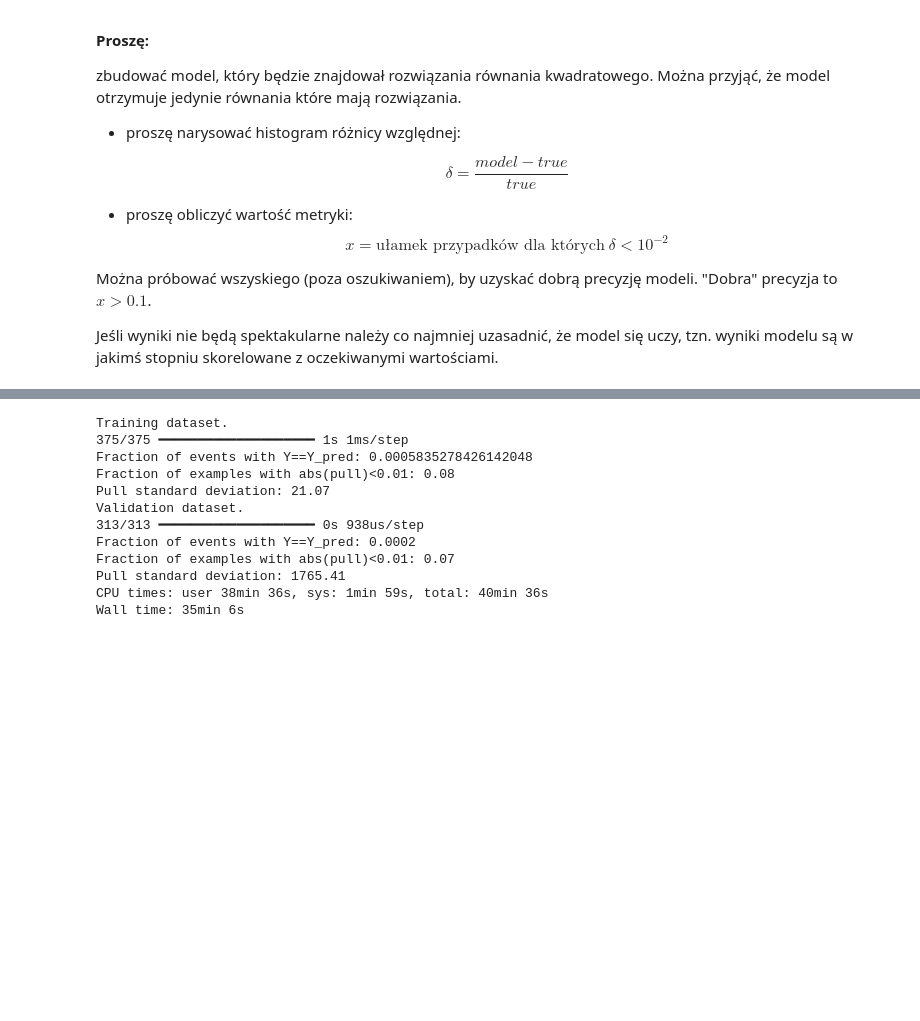
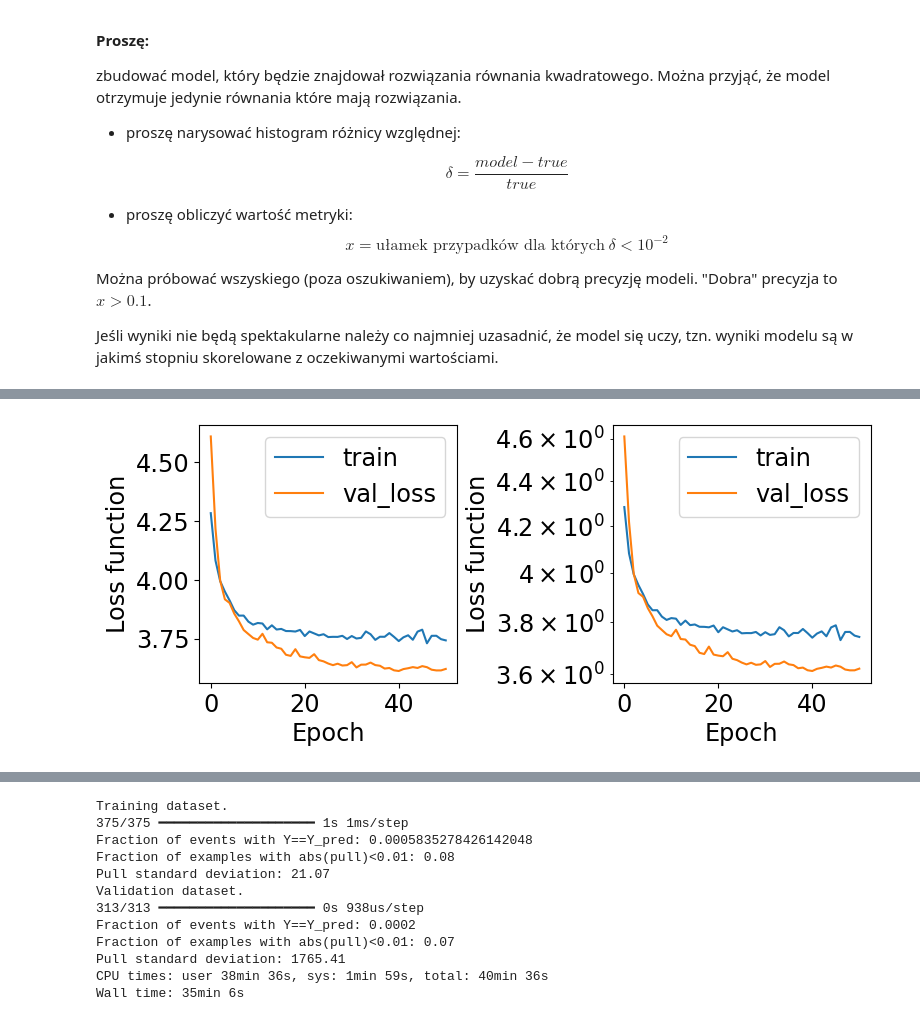
Before and after one commit to bkasza/MLII, a Jupyter notebook: 19.03/04_Sieci_w_pelni_polaczone_1.ipynb, the cells around one changed output, grey strips where cells are left out. Drawn from its saved outputs; the diff is of its cells as text; code cells hidden in the pictures; blank space fills up the shorter version.

```diff
--- a/19.03/04_Sieci_w_pelni_polaczone_1.ipynb
+++ b/19.03/04_Sieci_w_pelni_polaczone_1.ipynb
@@ -1040,0 +1138,69 @@ Validation data shapes:  (10000, 3) (10000, 2)
+# %%
+
+def getModel(inputShape, nNeurons, lr, hiddenActivation='swish', outputActivation='linear', outputNeurons=2,
+             metrics=['MeanAbsoluteError'], kernel_regularizer=None, dropout_rate=0.2):
+    inputs = tf.keras.Input(shape=(inputShape,), name="features")
+    x = inputs
+
+    # Dodajemy warstwę normalizacji, aby pomóc sieci w przetwarzaniu danych
+    x = tf.keras.layers.BatchNormalization()(x)
+
+    for iLayer, n in enumerate(nNeurons):
+        x = tf.keras.layers.Dense(n, activation=hiddenActivation,
+                                  kernel_initializer=tf.keras.initializers.RandomNormal(mean=0.0, stddev=0.05),
+                                  bias_initializer=tf.keras.initializers.RandomUniform(minval=-1, maxval=1),
+                                  kernel_regularizer=kernel_regularizer,
+                                  name="layer_"+str(iLayer))(x)
+        # Dodajemy warstwę BatchNormalization po każdej warstwie Dense
+        x = tf.keras.layers.BatchNormalization()(x)
+        x = tf.keras.layers.Dropout(name="dropout_layer_"+str(iLayer), rate=dropout_rate)(x)
+
+    outputs = tf.keras.layers.Dense(outputNeurons, activation=outputActivation, name="output")(x)
+    model = tf.keras.Model(inputs=inputs, outputs=outputs, name="QuadraticSolver")
+    model.compile(optimizer=tf.keras.optimizers.Adam(learning_rate=lr),
+                  loss=tf.keras.losses.MeanAbsoluteError(),
+                  metrics=metrics)
+    return model
+
+def quadraticEqMLSolver(x_train, y_train, x_val, y_val, epochs=50):
+    # Model definition
+    InputShape = 3  # a, b, c
+    nNeurons = np.array([128, 256, 128])  # Większa pojemność modelu
+    initial_learning_rate = 0.001
+
+    # Dodajemy regularyzację L2 do wag
+    kernel_regularizer = tf.keras.regularizers.l2(1e-4)
+
+    lr_schedule = tf.keras.optimizers.schedules.ExponentialDecay(
+        initial_learning_rate,
+        decay_steps=200,
+        decay_rate=0.95,
+        staircase=True)
+
+    model = getModel(InputShape, nNeurons, lr_schedule,
+                     kernel_regularizer=kernel_regularizer,
+                     dropout_rate=0.2, outputNeurons=2)
+    model.summary()
+
+    # Early stopping, aby uniknąć przeuczenia
+    early_stopping = tf.keras.callbacks.EarlyStopping(
+        monitor='val_loss',
+        patience=10,
+        restore_best_weights=True
+    )
+
+    # Training
+    history = model.fit(
+        x_train, y_train,
+        epochs=epochs,
+        batch_size=32,
+        validation_data=(x_val, y_val),
+        callbacks=[early_stopping],
+        verbose=1
+    )
+    plf.plotTrainHistory(history)
+    return model
+
+# Trenowanie modelu
+model = quadraticEqMLSolver(x_train, y_train, x_val, y_val, epochs=100)
+# %% [output]
@@ -1040,0 +1224 @@ Validation data shapes:  (10000, 3) (10000, 2)
+[figure, added]
```
Also changed, not shown: parts of 6 cells of this notebook, 1 other file.
